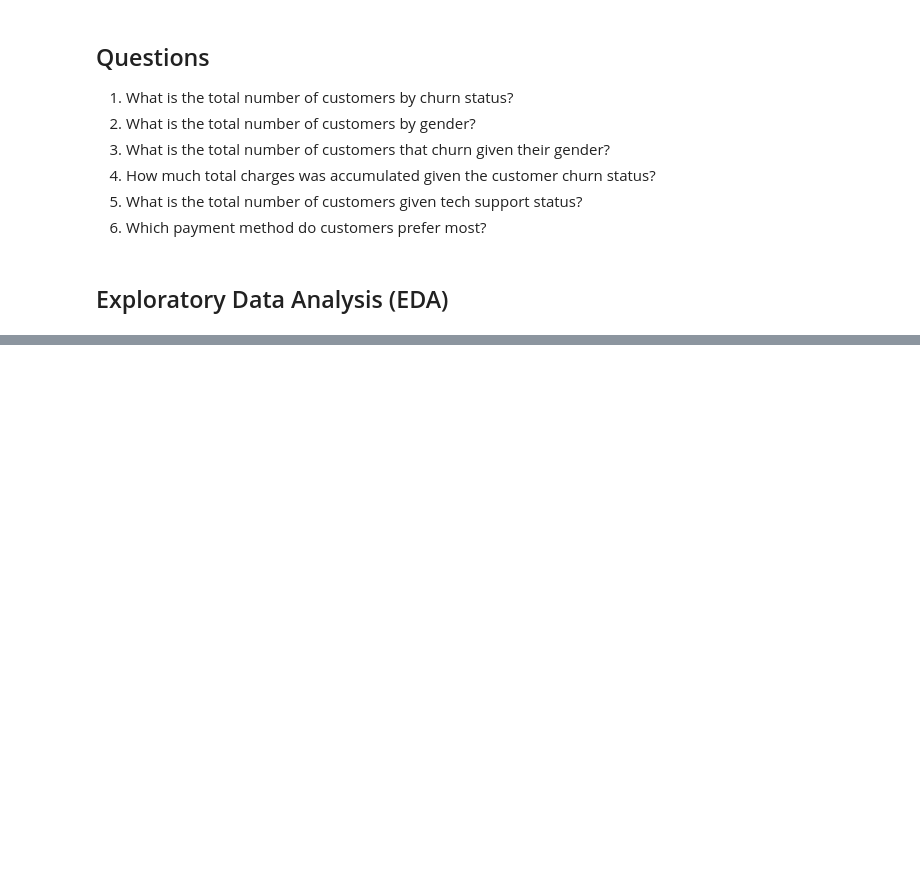
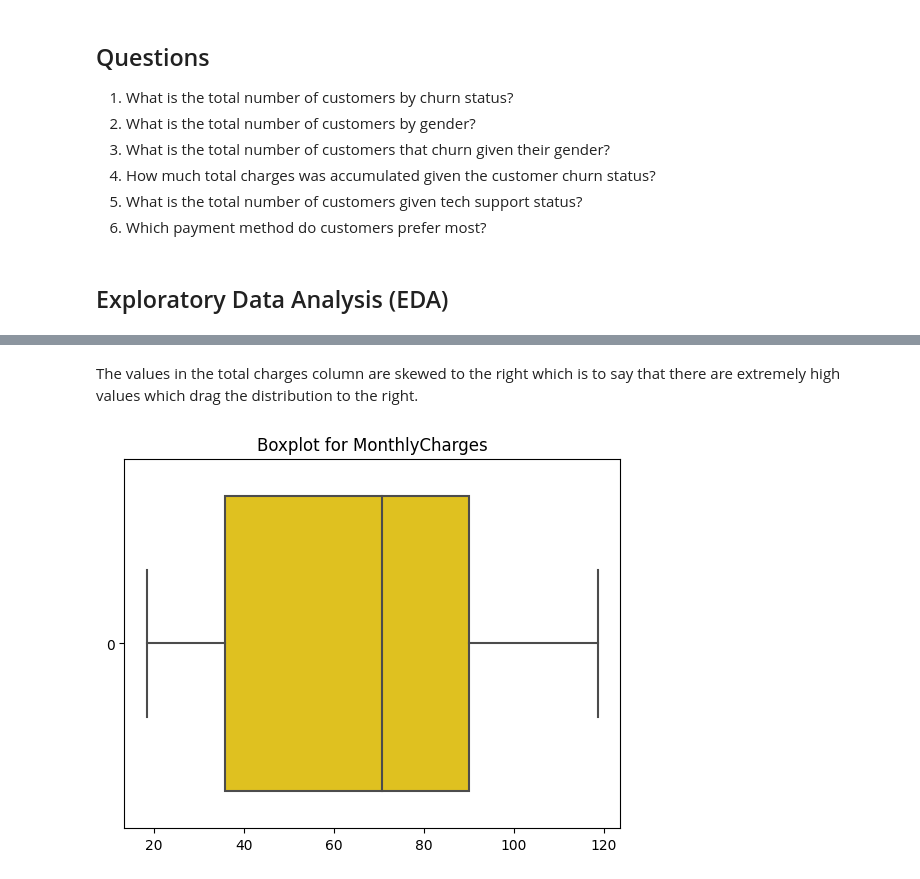
Before and after one commit to pk-aduyaw/Customer_Churn_Classification_Project, a Jupyter notebook: customer_churn_classification_model_project.ipynb, the cells around one changed output, grey strips where cells are left out. Cells and saved outputs as stored; diff of their text form; code cells hidden in the pictures; blank space fills up the shorter version.

```diff
--- a/customer_churn_classification_model_project.ipynb
+++ b/customer_churn_classification_model_project.ipynb
@@ -159,0 +436,8 @@ full_model_df.describe(include='object').T
+# %% [markdown]
+The values in the total charges column are skewed to the right which is to say that there are extremely high values which drag the distribution to the right.
+# %%
+sns.boxplot(full_model_df['MonthlyCharges'], orient='horizontal', color='gold')
+plt.title('Boxplot for MonthlyCharges')
+plt.show()
+# %% [output]
+[figure, added]
```
Also changed, not shown: parts of 75 cells of this notebook.
